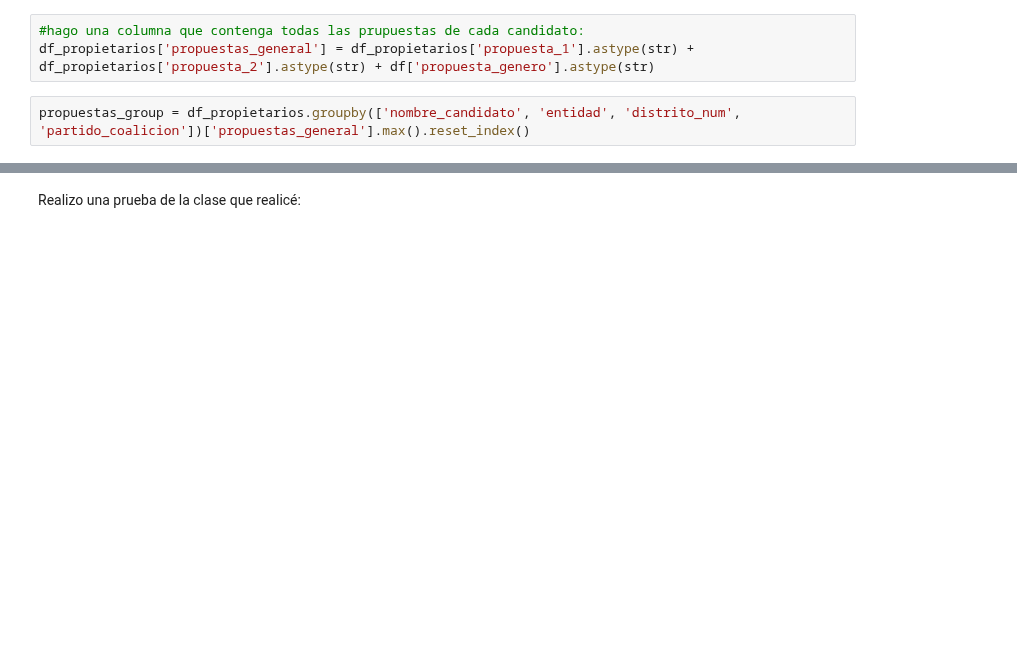
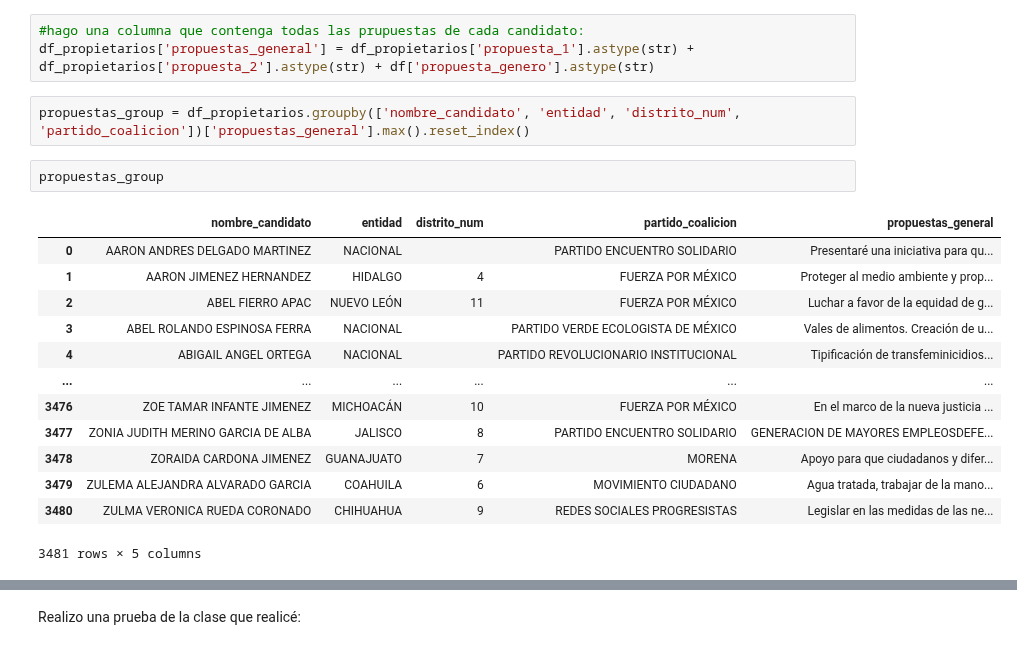
Before and after one commit to zoegarm/Analisis_INE_2021, a Jupyter notebook: Analsis_BD_INE_2021.ipynb, the cells around one changed output, grey strips where cells are left out. Saved outputs shown, nothing was run; the diff lists cells and outputs as text; blank space fills up the shorter version.

```diff
--- a/Analsis_BD_INE_2021.ipynb
+++ b/Analsis_BD_INE_2021.ipynb
@@ -107,6 +118,22 @@ Algo que quisiera conocer es cuál es el tipo de propuesta "más popular" y anal
 df_propietarios['propuestas_general'] = df_propietarios['propuesta_1'].astype(str) + df_propietarios['propuesta_2'].astype(str) + df['propuesta_genero'].astype(str)
 # %%
 propuestas_group = df_propietarios.groupby(['nombre_candidato', 'entidad', 'distrito_num', 'partido_coalicion'])['propuestas_general'].max().reset_index()
+# %%
+propuestas_group
+# %% [output]
+|  | nombre_candidato | entidad | distrito_num | partido_coalicion | propuestas_general |
+| 0 | AARON ANDRES DELGADO MARTINEZ | NACIONAL |  | PARTIDO ENCUENTRO SOLIDARIO | Presentaré una iniciativa para qu... |
+| 1 | AARON JIMENEZ HERNANDEZ | HIDALGO | 4 | FUERZA POR MÉXICO | Proteger al medio ambiente y prop... |
+| 2 | ABEL FIERRO APAC | NUEVO LEÓN | 11 | FUERZA POR MÉXICO | Luchar a favor de la equidad de g... |
+| 3 | ABEL ROLANDO ESPINOSA FERRA | NACIONAL |  | PARTIDO VERDE ECOLOGISTA DE MÉXICO | Vales de alimentos. Creación de u... |
+| 4 | ABIGAIL ANGEL ORTEGA | NACIONAL |  | PARTIDO REVOLUCIONARIO INSTITUCIONAL | Tipificación de transfeminicidios... |
+| ... | ... | ... | ... | ... | ... |
+| 3476 | ZOE TAMAR INFANTE JIMENEZ | MICHOACÁN | 10 | FUERZA POR MÉXICO | En el marco de la nueva justicia ... |
+| 3477 | ZONIA JUDITH MERINO GARCIA DE ALBA | JALISCO | 8 | PARTIDO ENCUENTRO SOLIDARIO | GENERACION DE MAYORES EMPLEOSDEFE... |
+| 3478 | ZORAIDA CARDONA JIMENEZ | GUANAJUATO | 7 | MORENA | Apoyo para que ciudadanos y difer... |
+| 3479 | ZULEMA ALEJANDRA ALVARADO GARCIA | COAHUILA | 6 | MOVIMIENTO CIUDADANO | Agua tratada, trabajar de la mano... |
+| 3480 | ZULMA VERONICA RUEDA CORONADO | CHIHUAHUA | 9 | REDES SOCIALES PROGRESISTAS | Legislar en las medidas de las ne... |
+3481 rows × 5 columns
 # %%
 # Defino una clase para poder manipular información de manera cómoda:
 class info_propuestas_entidad(pd.DataFrame):
```
Also changed, not shown: parts of 7 cells of this notebook.
